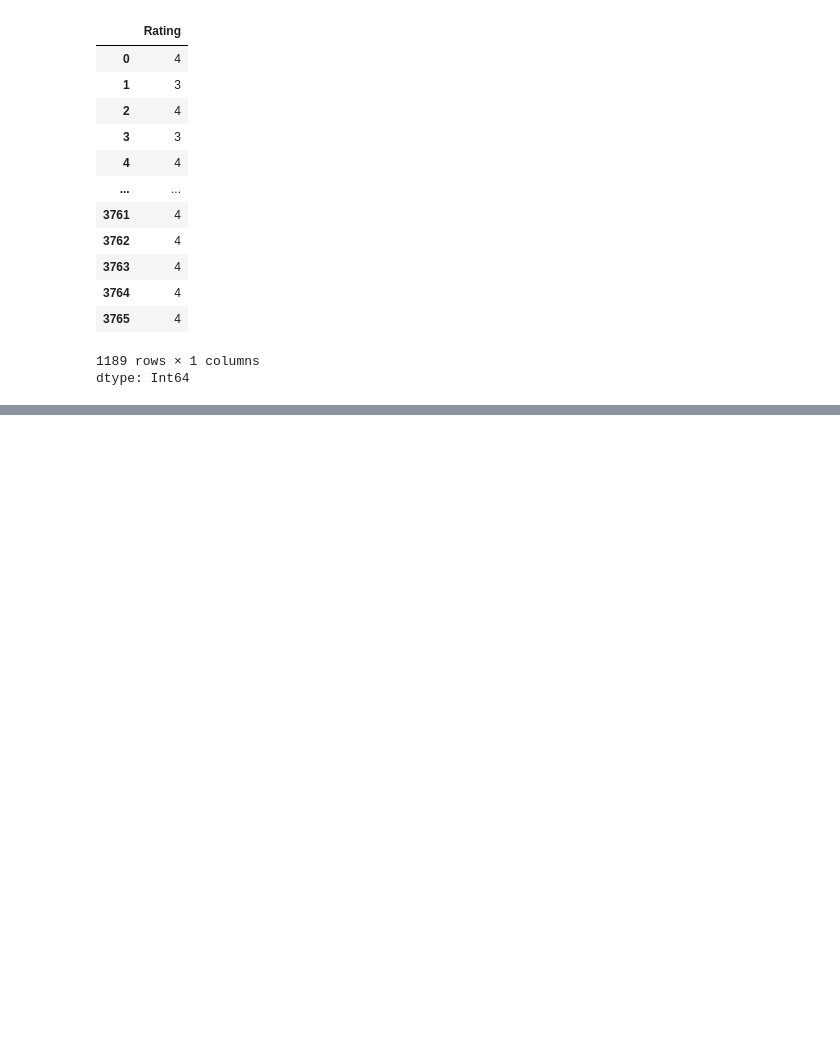
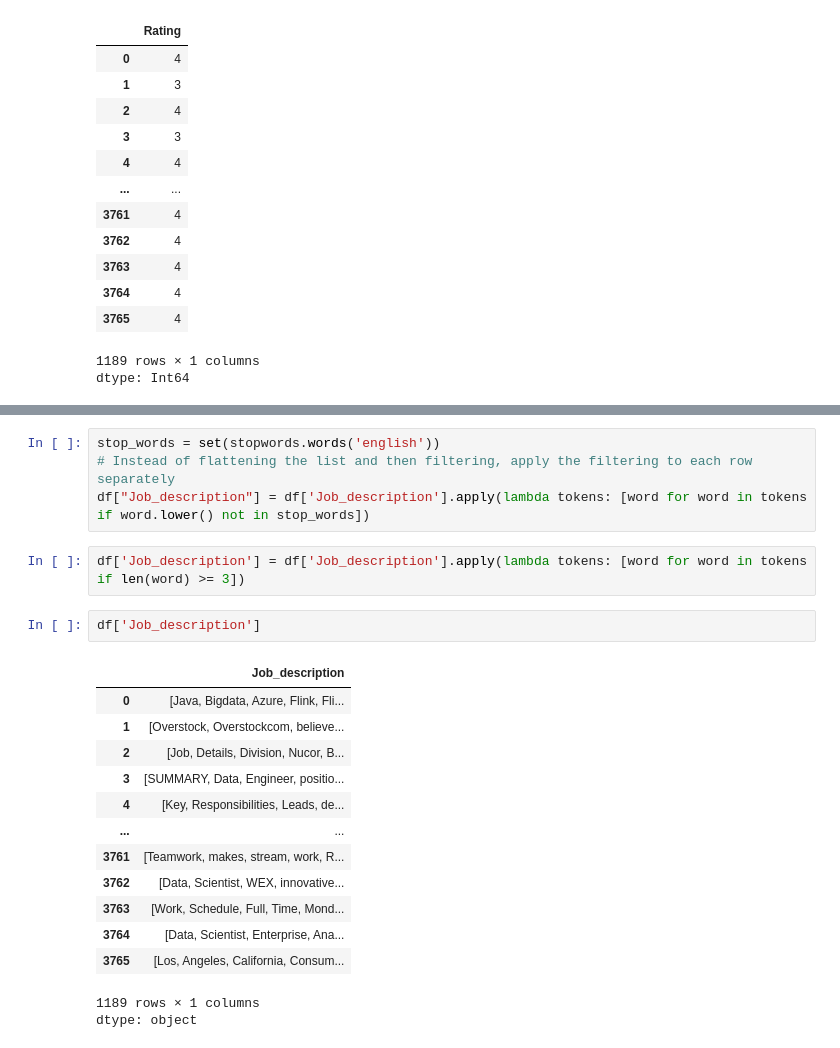
Before and after one commit to zeerau/TDI_Projects, a Jupyter notebook: Data Cleaning/wekk10/data_cleaning.ipynb, the cells around one changed output, grey strips where cells are left out. Cells and saved outputs as stored; diff of their text form; blank space fills up the shorter version.

```diff
--- a/Data Cleaning/wekk10/data_cleaning.ipynb
+++ b/Data Cleaning/wekk10/data_cleaning.ipynb
@@ -363,0 +399,23 @@ dtype: Int64
+# %%
+stop_words = set(stopwords.words('english'))
+# Instead of flattening the list and then filtering, apply the filtering to each row separately
+df["Job_description"] = df['Job_description'].apply(lambda tokens: [word for word in tokens if word.lower() not in stop_words])
+# %%
+df['Job_description'] = df['Job_description'].apply(lambda tokens: [word for word in tokens if len(word) >= 3])
+# %%
+df['Job_description']
+# %% [output]
+|  | Job_description |
+| 0 | [Java, Bigdata, Azure, Flink, Fli... |
+| 1 | [Overstock, Overstockcom, believe... |
+| 2 | [Job, Details, Division, Nucor, B... |
+| 3 | [SUMMARY, Data, Engineer, positio... |
+| 4 | [Key, Responsibilities, Leads, de... |
+| ... | ... |
+| 3761 | [Teamwork, makes, stream, work, R... |
+| 3762 | [Data, Scientist, WEX, innovative... |
+| 3763 | [Work, Schedule, Full, Time, Mond... |
+| 3764 | [Data, Scientist, Enterprise, Ana... |
+| 3765 | [Los, Angeles, California, Consum... |
+1189 rows × 1 columns
+dtype: object
```
Also changed, not shown: parts of 12 cells of this notebook.
